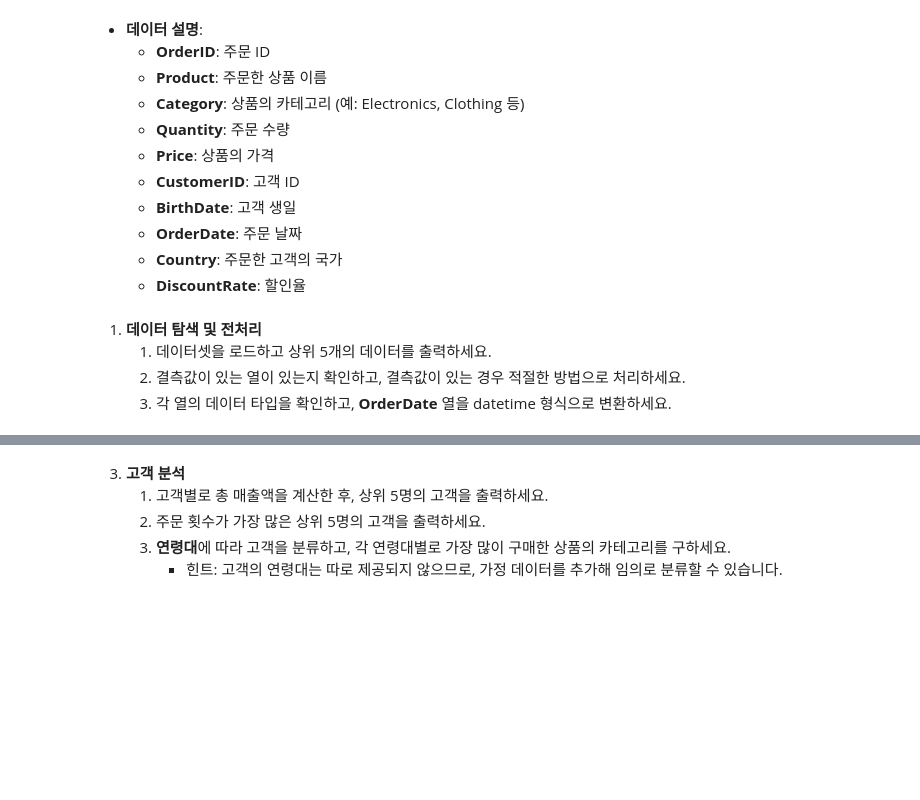
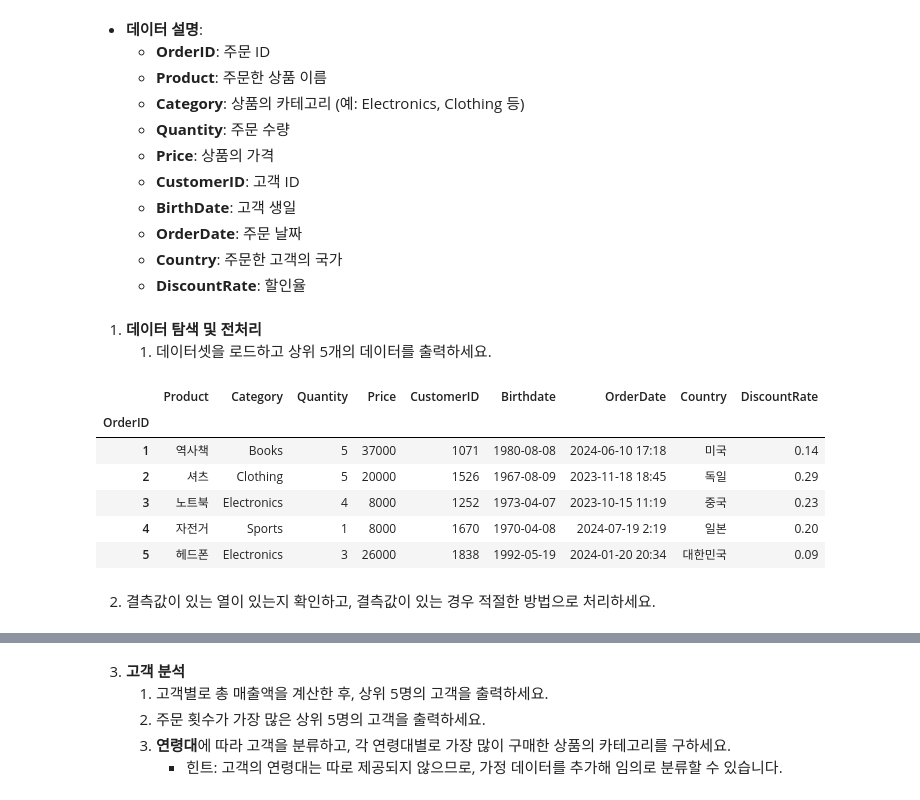
Before and after one commit to Ohgiraffers-bear/WIA-Lecture-Source, a Jupyter notebook: 03_Matplotlib/eda_practice/3_final_practice.ipynb, the cells around one changed output, grey strips where cells are left out. Saved outputs shown, nothing was run; the diff lists cells and outputs as text; code cells hidden in the pictures; blank space fills up the shorter version.

```diff
--- a/03_Matplotlib/eda_practice/3_final_practice.ipynb
+++ b/03_Matplotlib/eda_practice/3_final_practice.ipynb
@@ -38,5 +38,21 @@
 # %% [markdown]
 1. **데이터 탐색 및 전처리**
     1. 데이터셋을 로드하고 상위 5개의 데이터를 출력하세요.
-    2. 결측값이 있는 열이 있는지 확인하고, 결측값이 있는 경우 적절한 방법으로 처리하세요.
-    3. 각 열의 데이터 타입을 확인하고, **OrderDate** 열을 datetime 형식으로 변환하세요.
+# %%
+import pandas as pd
+
+# 1. 데이터셋 파일을 읽어옵니다. OrderID를 인덱스로 설정합니다.
+df = pd.read_csv('data/ecommerce_sales_data.csv', index_col='OrderID')
+
+# 2. 상위 5개 행을 출력합니다.
+df.head(5)
+# %% [output]
+|  | Product | Category | Quantity | Price | CustomerID | Birthdate | OrderDate | Country | DiscountRate |
+| OrderID |  |  |  |  |  |  |  |  |  |
+| 1 | 역사책 | Books | 5 | 37000 | 1071 | 1980-08-08 | 2024-06-10 17:18 | 미국 | 0.14 |
+| 2 | 셔츠 | Clothing | 5 | 20000 | 1526 | 1967-08-09 | 2023-11-18 18:45 | 독일 | 0.29 |
+| 3 | 노트북 | Electronics | 4 | 8000 | 1252 | 1973-04-07 | 2023-10-15 11:19 | 중국 | 0.23 |
+| 4 | 자전거 | Sports | 1 | 8000 | 1670 | 1970-04-08 | 2024-07-19 2:19 | 일본 | 0.20 |
+| 5 | 헤드폰 | Electronics | 3 | 26000 | 1838 | 1992-05-19 | 2024-01-20 20:34 | 대한민국 | 0.09 |
+# %% [markdown]
+2. 결측값이 있는 열이 있는지 확인하고, 결측값이 있는 경우 적절한 방법으로 처리하세요.
```
Also changed, not shown: parts of 15 cells of this notebook, 13 other files.
